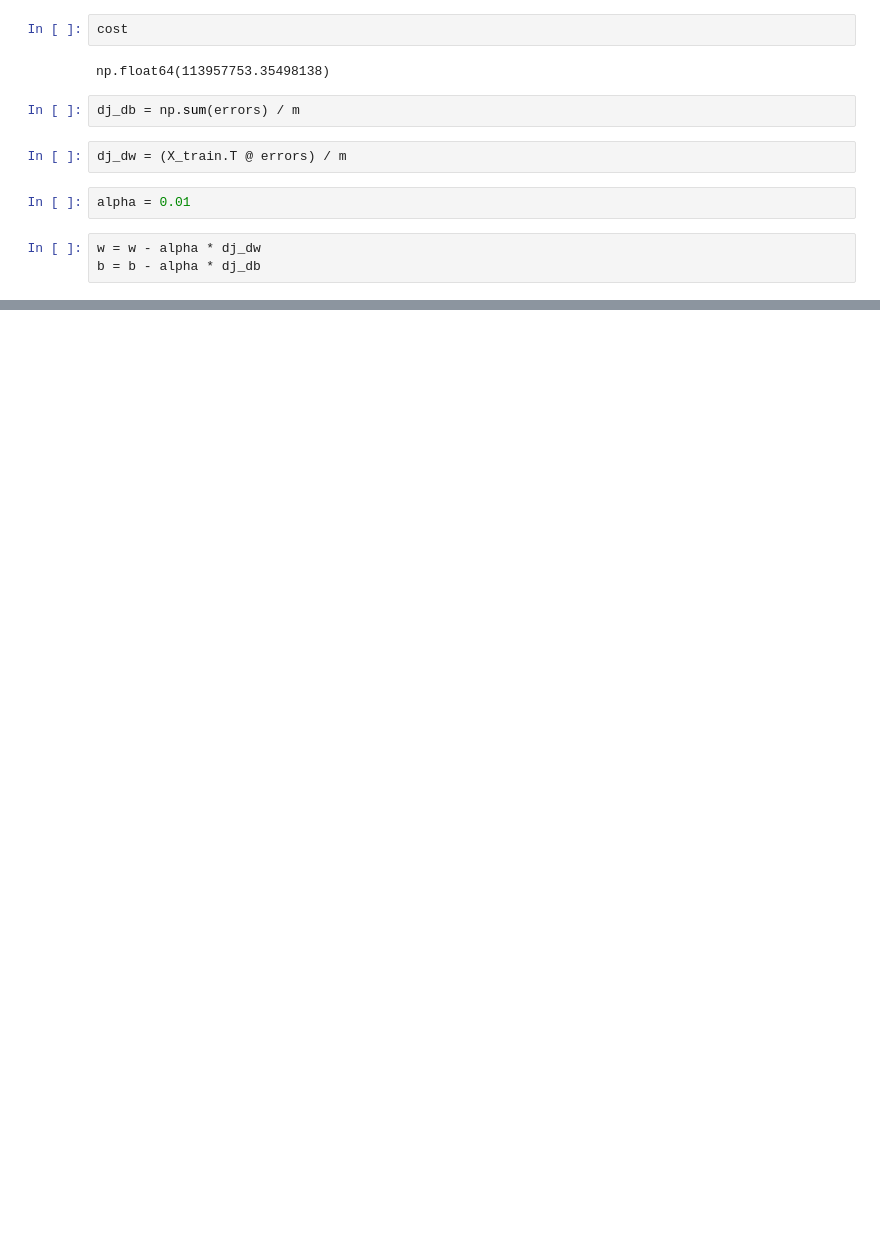
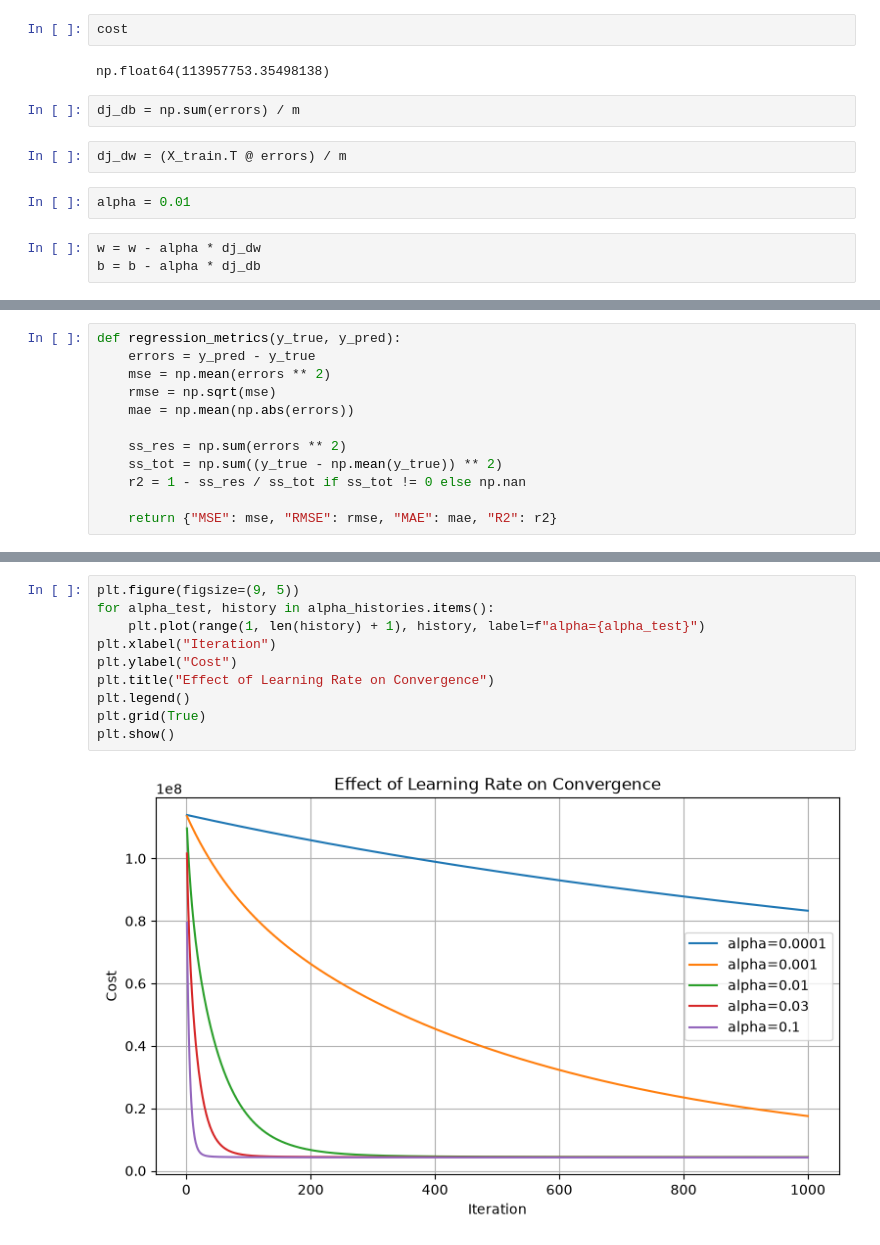
Before and after one commit to meakshayhari/Car-Price-Prediction, a Jupyter notebook: Car_Price_Prediction.ipynb, the cells around one changed output, grey strips where cells are left out. Saved outputs shown, nothing was run; the diff lists cells and outputs as text; blank space fills up the shorter version.

```diff
--- a/Car_Price_Prediction.ipynb
+++ b/Car_Price_Prediction.ipynb
@@ -257,0 +302,12 @@ def gradient_descent(X, y, w, b, alpha, num_iterations):
+# %%
+def regression_metrics(y_true, y_pred):
+    errors = y_pred - y_true
+    mse = np.mean(errors ** 2)
+    rmse = np.sqrt(mse)
+    mae = np.mean(np.abs(errors))
+
+    ss_res = np.sum(errors ** 2)
+    ss_tot = np.sum((y_true - np.mean(y_true)) ** 2)
+    r2 = 1 - ss_res / ss_tot if ss_tot != 0 else np.nan
+
+    return {"MSE": mse, "RMSE": rmse, "MAE": mae, "R2": r2}
@@ -281,0 +377,12 @@ Test RMSE: 3846.3382383026556
+# %%
+plt.figure(figsize=(9, 5))
+for alpha_test, history in alpha_histories.items():
+    plt.plot(range(1, len(history) + 1), history, label=f"alpha={alpha_test}")
+plt.xlabel("Iteration")
+plt.ylabel("Cost")
+plt.title("Effect of Learning Rate on Convergence")
+plt.legend()
+plt.grid(True)
+plt.show()
+# %% [output]
+[figure, added]
```
Also changed, not shown: parts of 20 cells of this notebook.
